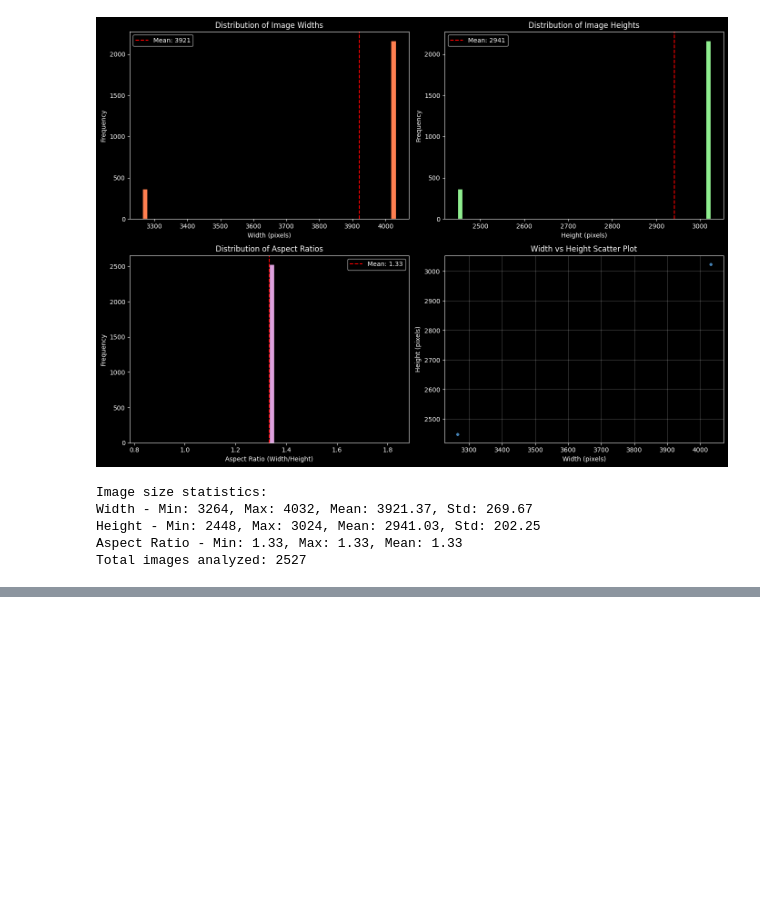
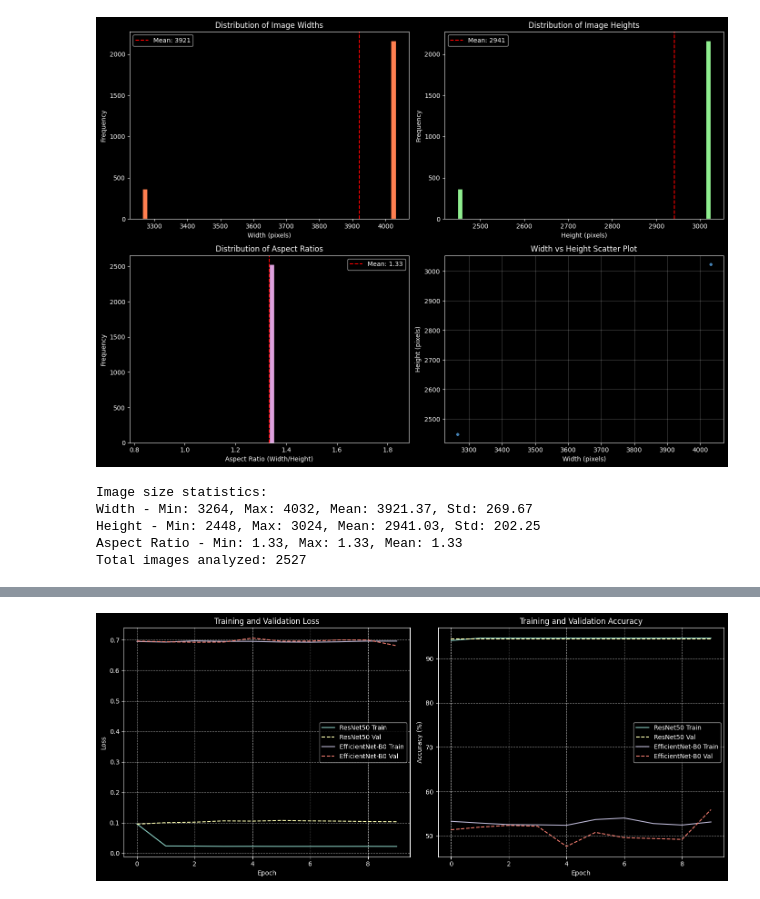
Before and after one commit to Duks31/AMMR, a Jupyter notebook: waste_ai/src/main.ipynb, the cells around one changed output, grey strips where cells are left out. Cells and saved outputs as stored; diff of their text form; code cells hidden in the pictures; blank space fills up the shorter version.

```diff
--- a/waste_ai/src/main.ipynb
+++ b/waste_ai/src/main.ipynb
@@ -216,0 +259,25 @@ operable program or batch file.
+# %%
+model_resnet = get_model(model_name="resnet50", num_classes=2, freeze_backbone=True)
+model_resnet = model_resnet.to(device)
+
+loss_resnet = nn.CrossEntropyLoss(weight=weights.to(device))
+optimizer_resnet = torch.optim.Adam(model_resnet.parameters(), lr=1e-4)
+# %%
+model_efficientnet = get_model(model_name="efficientnet_b0", num_classes=2, freeze_backbone=True)
+model_efficientnet = model_efficientnet.to(device)
+
+loss_efficientnet = nn.CrossEntropyLoss(weight=weights.to(device))
+optimizer_efficientnet = torch.optim.Adam(model_efficientnet.parameters(), lr=1e-4)
+# %%
+from train import train_model
+
+history_resnet = train_model(
+    model=model_resnet,
+    train_loader=train_loader,
+    val_loader=val_loader,
+    loss=loss_resnet,
+    optimizer=optimizer_resnet,
+    device=device,
+    num_epochs=10,
+    save_path=model_dir / "resnet50_finetuned.pth"
+)
@@ -216,0 +302,13 @@ operable program or batch file.
+# %%
+from train import train_model
+
+history_efficientnet = train_model(
+    model=model_efficientnet,
+    train_loader=train_loader,
+    val_loader=val_loader,
+    loss=loss_resnet,
+    optimizer=optimizer_resnet,
+    device=device,
+    num_epochs=10,
+    save_path=model_dir / "efficientnetb0_finetuned.pth"
+)
@@ -216,0 +353,6 @@ operable program or batch file.
+# %%
+from utils import plot_training_history
+
+plot_training_history(histories=[history_resnet,history_efficientnet], model_names=["ResNet50", "EfficientNet-B0"])
+# %% [output]
+[figure, added]
```
Also changed, not shown: parts of 20 cells of this notebook, 7 other files.
